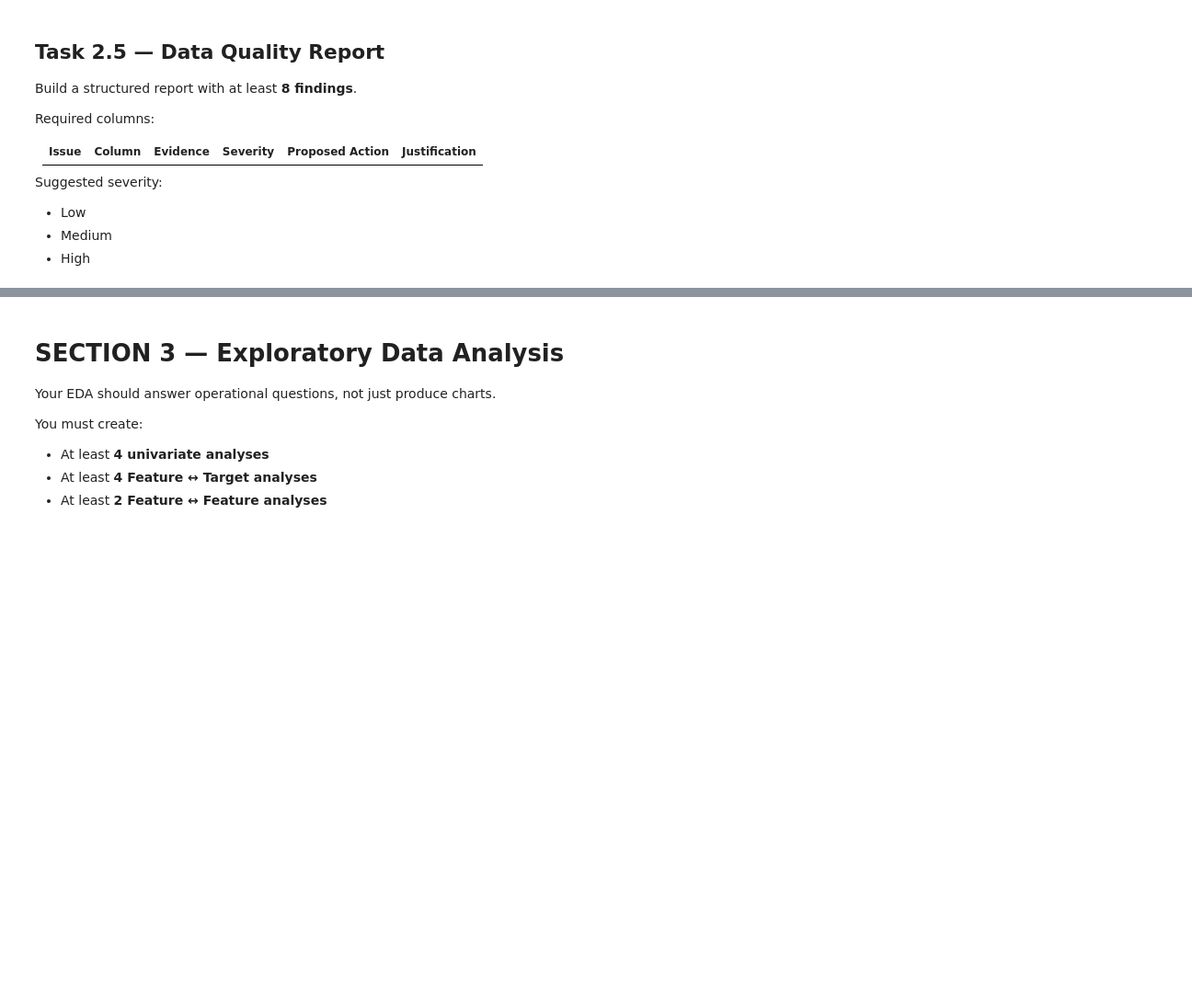
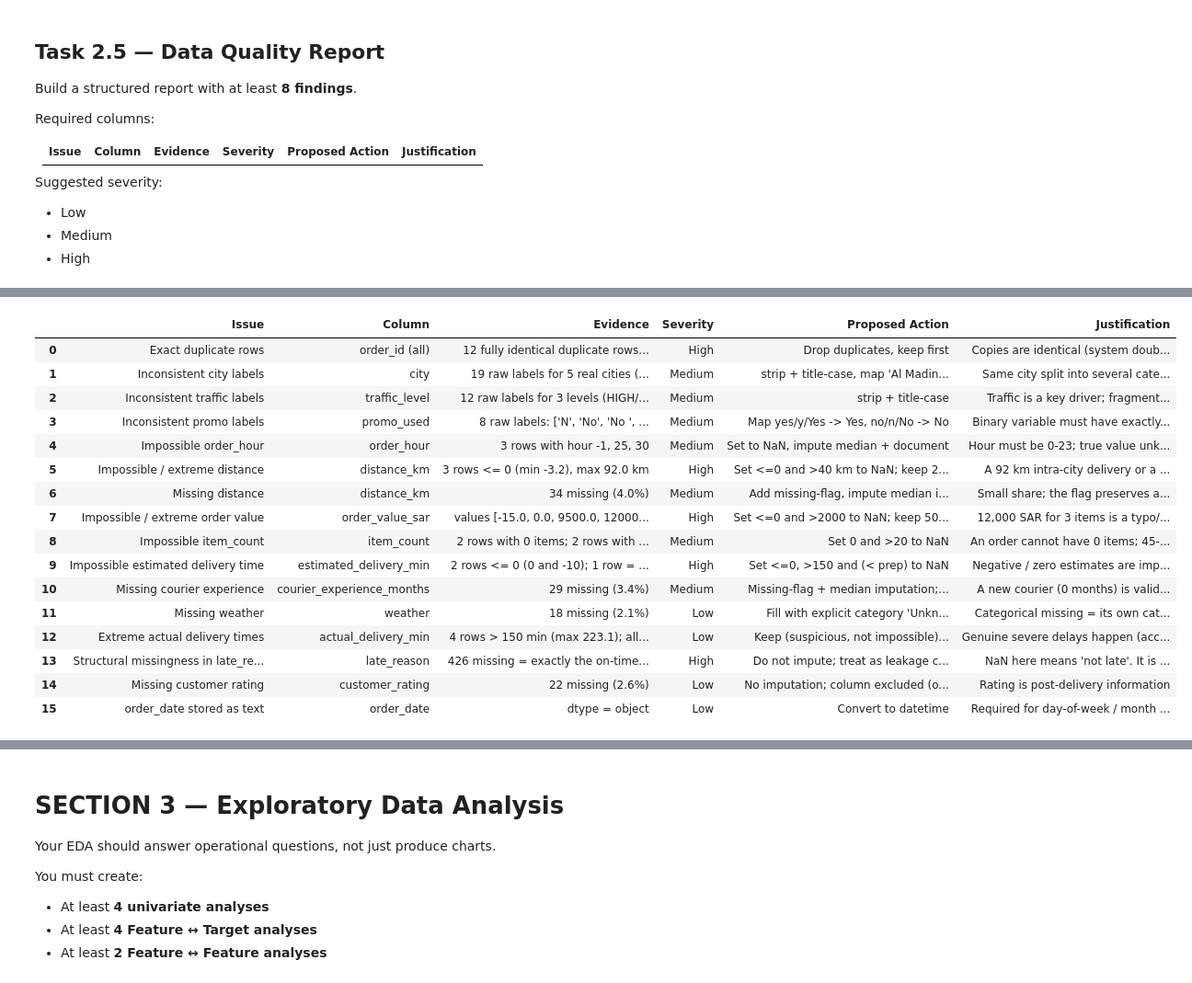
Before and after one commit to Reemahru/FoodDeliveryOperations, a Jupyter notebook: Food_Delivery_Data_Challenge_Student_ADVANCED_(1).ipynb, the cells around one changed output, grey strips where cells are left out. Shown at 92% size. Cells and saved outputs as stored; diff of their text form; code cells hidden in the pictures; blank space fills up the shorter version.

```diff
--- a/Food_Delivery_Data_Challenge_Student_ADVANCED_(1).ipynb
+++ b/Food_Delivery_Data_Challenge_Student_ADVANCED_(1).ipynb
@@ -613,0 +559,79 @@ Before continuing, answer:
+# %%
+# TODO 2.5
+_d = df.drop_duplicates()
+def n(mask): return int(mask.sum())
+
+quality_findings = []
+def add(issue, col, evidence, sev, action, why):
+    quality_findings.append({"Issue": issue, "Column": col, "Evidence": evidence, "Severity": sev,
+                             "Proposed Action": action, "Justification": why})
+
+add("Exact duplicate rows", "order_id (all)",
+    f"{df.duplicated().sum()} fully identical duplicate rows; {df['order_id'].nunique()} unique ids in {len(df)} rows",
+    "High", "Drop duplicates, keep first",
+    "Copies are identical (system double-logging), they inflate counts and can leak across train/test split")
+add("Inconsistent city labels", "city",
+    f"{df['city'].nunique()} raw labels for 5 real cities (case, spaces, 'Al Madinah' vs 'Madinah')",
+    "Medium", "strip + title-case, map 'Al Madinah' -> 'Madinah'",
+    "Same city split into several categories would break group statistics and encoding")
+add("Inconsistent traffic labels", "traffic_level",
+    f"{df['traffic_level'].nunique()} raw labels for 3 levels (HIGH/high/High, ' Medium', ...)",
+    "Medium", "strip + title-case",
+    "Traffic is a key driver; fragmented labels hide its true effect")
+add("Inconsistent promo labels", "promo_used",
+    f"{df['promo_used'].nunique()} raw labels: {sorted(df['promo_used'].unique())}",
+    "Medium", "Map yes/y/Yes -> Yes, no/n/No -> No",
+    "Binary variable must have exactly two values")
+add("Impossible order_hour", "order_hour",
+    f"{n(_d['order_hour'].lt(0) | _d['order_hour'].gt(23))} rows with hour -1, 25, 30",
+    "Medium", "Set to NaN, impute median + document",
+    "Hour must be 0-23; true value unknown, so do not guess a specific hour")
+add("Impossible / extreme distance", "distance_km",
+    f"{n(_d['distance_km'].le(0))} rows <= 0 (min {_d['distance_km'].min()}), max {_d['distance_km'].max()} km",
+    "High", "Set <=0 and >40 km to NaN; keep 20-24 km (long but plausible)",
+    "A 92 km intra-city delivery or a negative distance is a data-entry error, not a real order")
+add("Missing distance", "distance_km",
+    f"{_d['distance_km'].isna().sum()} missing ({_d['distance_km'].isna().mean()*100:.1f}%)",
+    "Medium", "Add missing-flag, impute median in the final table",
+    "Small share; the flag preserves any signal in the fact that it is missing")
+add("Impossible / extreme order value", "order_value_sar",
+    f"values {sorted(_d['order_value_sar'][_d['order_value_sar'].gt(2000) | _d['order_value_sar'].le(0)].tolist())} (median {_d['order_value_sar'].median():.0f})",
+    "High", "Set <=0 and >2000 to NaN; keep 500-520 (large but plausible)",
+    "12,000 SAR for 3 items is a typo/test record and distorts the mean (116 vs median 78)")
+add("Impossible item_count", "item_count",
+    f"{n(_d['item_count'].lt(1))} rows with 0 items; {n(_d['item_count'].gt(20))} rows with 45 and 60 items",
+    "Medium", "Set 0 and >20 to NaN",
+    "An order cannot have 0 items; 45-60 items for ~60 SAR is inconsistent")
+add("Impossible estimated delivery time", "estimated_delivery_min",
+    f"{n(_d['estimated_delivery_min'].le(0))} rows <= 0 (0 and -10); 1 row = 240 min; {n(_d['estimated_delivery_min'].lt(_d['estimated_prep_min']))} rows where estimate < prep time",
+    "High", "Set <=0, >150 and (< prep) to NaN",
+    "Negative / zero estimates are impossible and the 240 would badly distort ratio features")
+add("Missing courier experience", "courier_experience_months",
+    f"{_d['courier_experience_months'].isna().sum()} missing ({_d['courier_experience_months'].isna().mean()*100:.1f}%)",
+    "Medium", "Missing-flag + median imputation; do NOT drop",
+    "A new courier (0 months) is valid, missing is not the same as 0")
+add("Missing weather", "weather",
+    f"{_d['weather'].isna().sum()} missing ({_d['weather'].isna().mean()*100:.1f}%)",
+    "Low", "Fill with explicit category 'Unknown'",
+    "Categorical missing = its own category; avoids dropping rows")
+add("Extreme actual delivery times", "actual_delivery_min",
+    f"{n(_d['actual_delivery_min'].gt(150))} rows > 150 min (max {_d['actual_delivery_min'].max()}); all of them late",
+    "Low", "Keep (suspicious, not impossible); column is excluded from modelling anyway",
+    "Genuine severe delays happen (accidents, restaurant failures); deleting them hides the worst cases")
+add("Structural missingness in late_reason", "late_reason",
+    f"{df['late_reason'].isna().sum()} missing = exactly the on-time orders (crosstab below)",
+    "High", "Do not impute; treat as leakage column",
+    "NaN here means 'not late'. It is the target in disguise")
+add("Missing customer rating", "customer_rating",
+    f"{_d['customer_rating'].isna().sum()} missing ({_d['customer_rating'].isna().mean()*100:.1f}%)",
+    "Low", "No imputation; column excluded (only known after delivery)",
+    "Rating is post-delivery information")
+add("order_date stored as text", "order_date",
+    f"dtype = {df['order_date'].dtype}", "Low", "Convert to datetime", "Required for day-of-week / month features")
+
+quality_report = pd.DataFrame(quality_findings)
+print("Number of findings:", len(quality_report))
+print(pd.crosstab(df["late_delivery"], df["late_reason"].isna(), rownames=["late_delivery"], colnames=["late_reason is NaN"]))
+pd.set_option("display.max_colwidth", 120)
+quality_report
+# %% [output]
@@ -613,0 +643,17 @@ Before continuing, answer:
+|  | Issue | Column | Evidence | Severity | Proposed Action | Justification |
+| 0 | Exact duplicate rows | order_id (all) | 12 fully identical duplicate rows... | High | Drop duplicates, keep first | Copies are identical (system doub... |
+| 1 | Inconsistent city labels | city | 19 raw labels for 5 real cities (... | Medium | strip + title-case, map 'Al Madin... | Same city split into several cate... |
+| 2 | Inconsistent traffic labels | traffic_level | 12 raw labels for 3 levels (HIGH/... | Medium | strip + title-case | Traffic is a key driver; fragment... |
+| 3 | Inconsistent promo labels | promo_used | 8 raw labels: ['N', 'No', 'No ', ... | Medium | Map yes/y/Yes -> Yes, no/n/No -> No | Binary variable must have exactly... |
+| 4 | Impossible order_hour | order_hour | 3 rows with hour -1, 25, 30 | Medium | Set to NaN, impute median + document | Hour must be 0-23; true value unk... |
+| 5 | Impossible / extreme distance | distance_km | 3 rows <= 0 (min -3.2), max 92.0 km | High | Set <=0 and >40 km to NaN; keep 2... | A 92 km intra-city delivery or a ... |
+| 6 | Missing distance | distance_km | 34 missing (4.0%) | Medium | Add missing-flag, impute median i... | Small share; the flag preserves a... |
+| 7 | Impossible / extreme order value | order_value_sar | values [-15.0, 0.0, 9500.0, 12000... | High | Set <=0 and >2000 to NaN; keep 50... | 12,000 SAR for 3 items is a typo/... |
+| 8 | Impossible item_count | item_count | 2 rows with 0 items; 2 rows with ... | Medium | Set 0 and >20 to NaN | An order cannot have 0 items; 45-... |
+| 9 | Impossible estimated delivery time | estimated_delivery_min | 2 rows <= 0 (0 and -10); 1 row = ... | High | Set <=0, >150 and (< prep) to NaN | Negative / zero estimates are imp... |
+| 10 | Missing courier experience | courier_experience_months | 29 missing (3.4%) | Medium | Missing-flag + median imputation;... | A new courier (0 months) is valid... |
+| 11 | Missing weather | weather | 18 missing (2.1%) | Low | Fill with explicit category 'Unkn... | Categorical missing = its own cat... |
+| 12 | Extreme actual delivery times | actual_delivery_min | 4 rows > 150 min (max 223.1); all... | Low | Keep (suspicious, not impossible)... | Genuine severe delays happen (acc... |
+| 13 | Structural missingness in late_re... | late_reason | 426 missing = exactly the on-time... | High | Do not impute; treat as leakage c... | NaN here means 'not late'. It is ... |
+| 14 | Missing customer rating | customer_rating | 22 missing (2.6%) | Low | No imputation; column excluded (o... | Rating is post-delivery information |
+| 15 | order_date stored as text | order_date | dtype = object | Low | Convert to datetime | Required for day-of-week / month ... |
```
Also changed, not shown: parts of 19 cells of this notebook.
